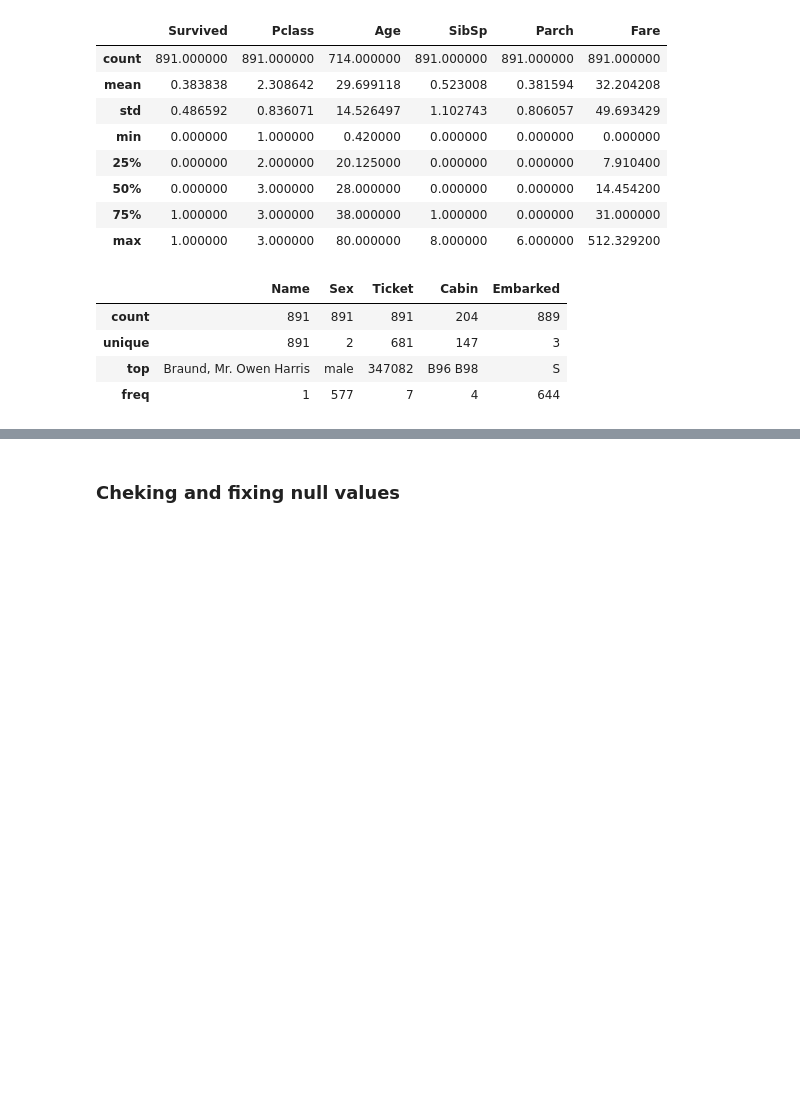
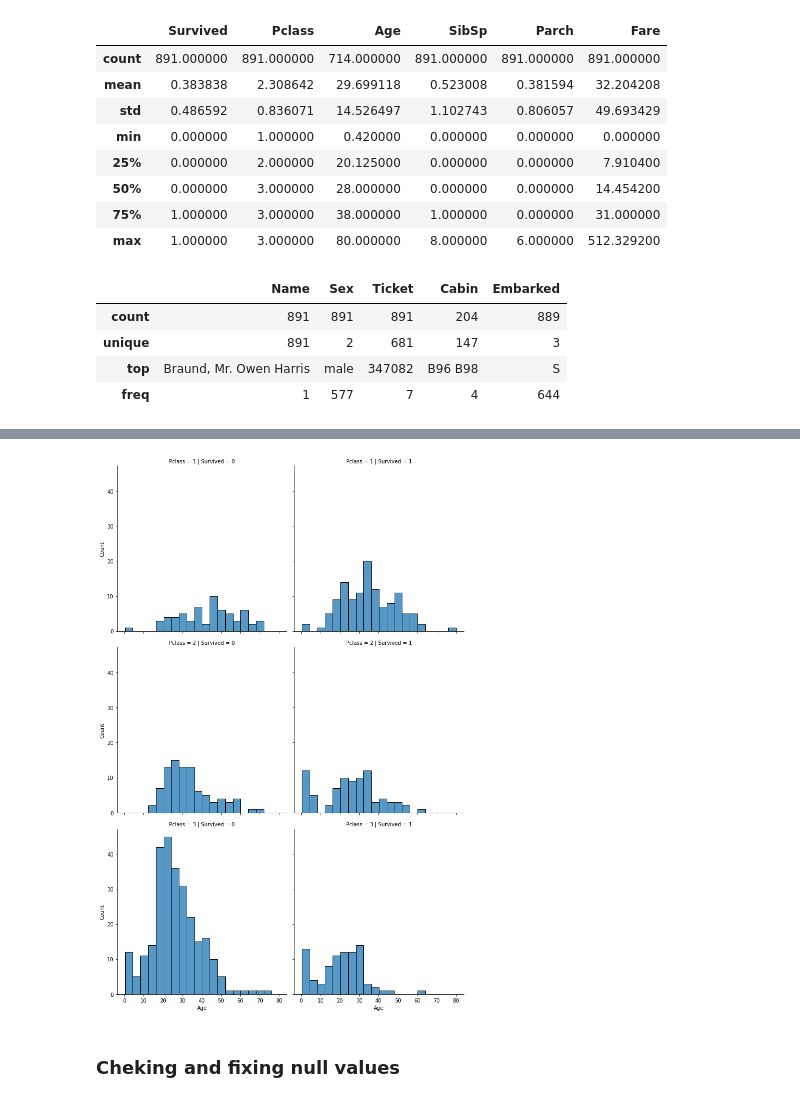
Before and after one commit to meetshahcode/Kaggle_work, a Jupyter notebook: titanic-1st.ipynb, the cells around one changed output, grey strips where cells are left out. Drawn from its saved outputs; the diff is of its cells as text; code cells hidden in the pictures; blank space fills up the shorter version.

```diff
--- a/titanic-1st.ipynb
+++ b/titanic-1st.ipynb
@@ -80,3 +105,7 @@ train.describe(include="O")
+# %%
+ax = sns.displot(data=train, x="Age", col="Survived" , row = "Pclass");
+# %% [output]
+[figure, added]
 # %% [markdown]
 ### Cheking and fixing null values
 # %%
```
Also changed, not shown: parts of 12 cells of this notebook.
